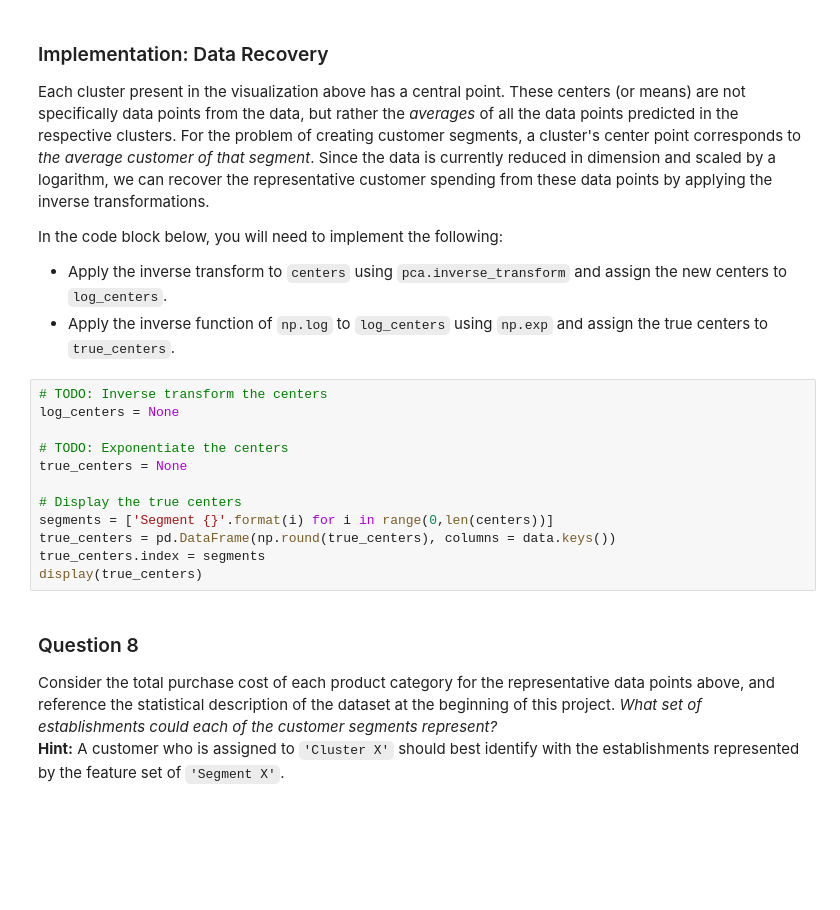
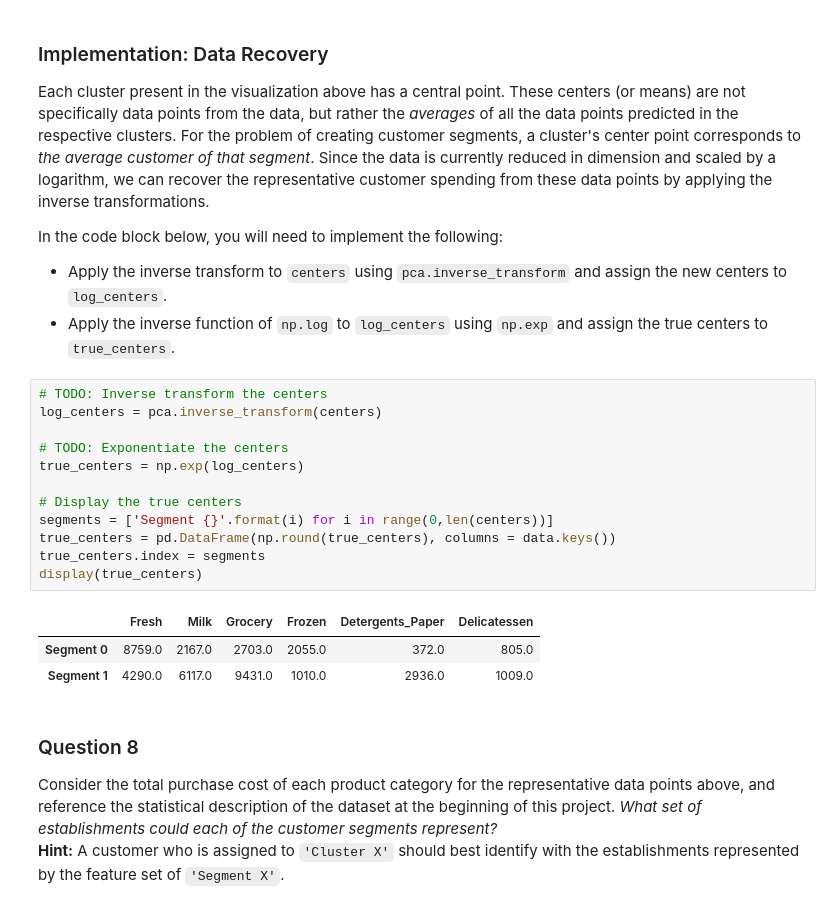
Before and after one commit to zeroohub/machine-learning, a Jupyter notebook: projects/customer_segments/customer_segments.ipynb, the cells around one changed output. Cells and saved outputs as stored; diff of their text form; blank space fills up the shorter version.

```diff
--- a/projects/customer_segments/customer_segments.ipynb
+++ b/projects/customer_segments/customer_segments.ipynb
@@ -438,16 +438,20 @@ In the code block below, you will need to implement the following:
  - Apply the inverse function of `np.log` to `log_centers` using `np.exp` and assign the true centers to `true_centers`.
 # %%
 # TODO: Inverse transform the centers
-log_centers = None
+log_centers = pca.inverse_transform(centers)
 
 # TODO: Exponentiate the centers
-true_centers = None
+true_centers = np.exp(log_centers)
 
 # Display the true centers
 segments = ['Segment {}'.format(i) for i in range(0,len(centers))]
 true_centers = pd.DataFrame(np.round(true_centers), columns = data.keys())
 true_centers.index = segments
 display(true_centers)
+# %% [output]
+|  | Fresh | Milk | Grocery | Frozen | Detergents_Paper | Delicatessen |
+| Segment 0 | 8759.0 | 2167.0 | 2703.0 | 2055.0 | 372.0 | 805.0 |
+| Segment 1 | 4290.0 | 6117.0 | 9431.0 | 1010.0 | 2936.0 | 1009.0 |
 # %% [markdown]
 ### Question 8
 Consider the total purchase cost of each product category for the representative data points above, and reference the statistical description of the dataset at the beginning of this project. *What set of establishments could each of the customer segments represent?*
```
Also changed, not shown: parts of 13 cells of this notebook.
